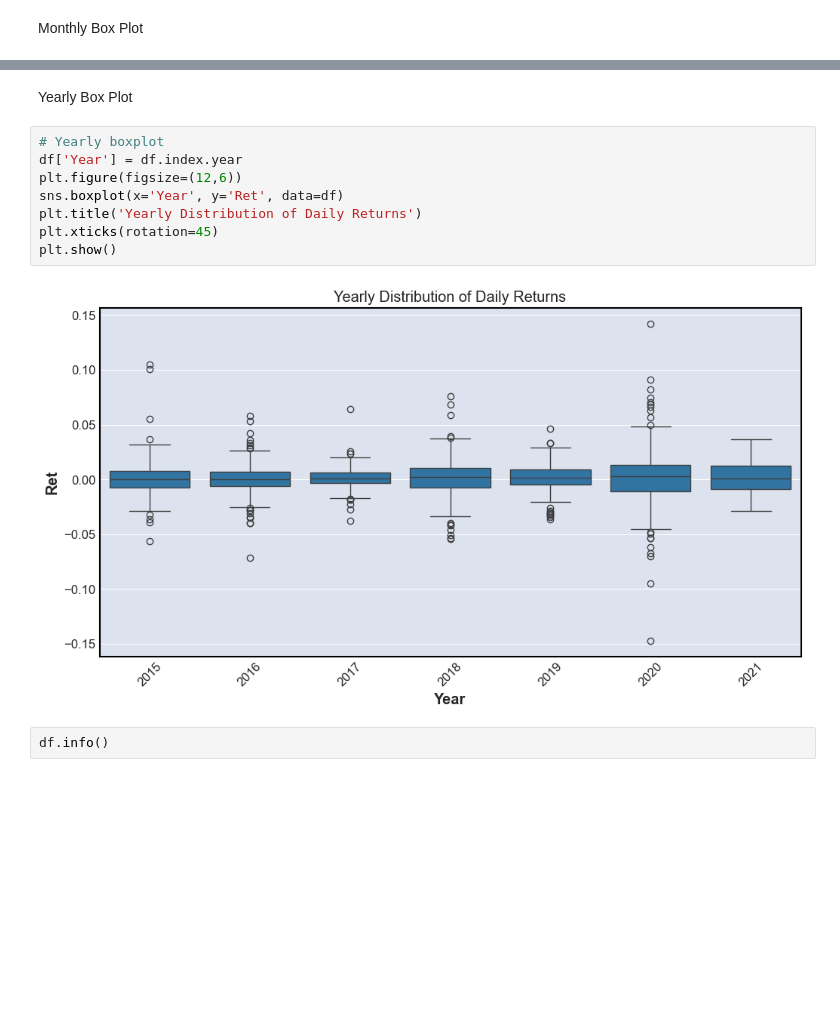
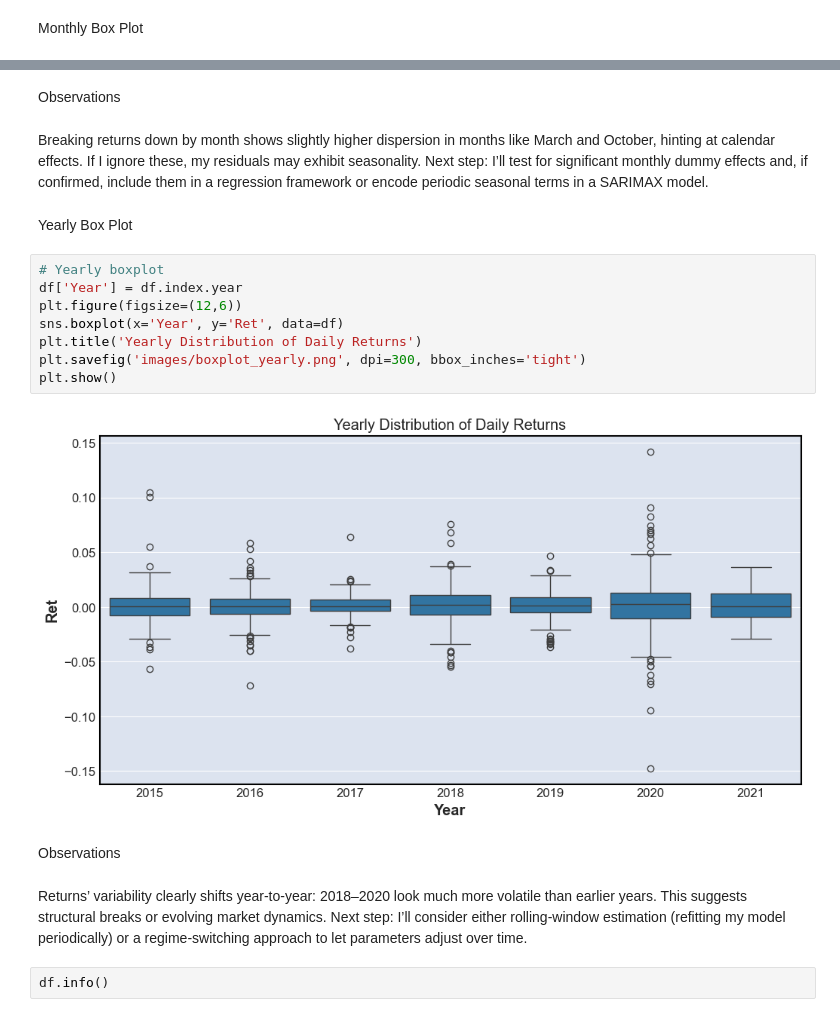
Before and after one commit to johnpospisil/Microsoft-Stock, a Jupyter notebook: microsoft-stock-time-series-analysis.ipynb, the cells around one changed output, grey strips where cells are left out. Drawn from its saved outputs; the diff is of its cells as text; blank space fills up the shorter version.

```diff
--- a/microsoft-stock-time-series-analysis.ipynb
+++ b/microsoft-stock-time-series-analysis.ipynb
@@ -154,18 +194,26 @@ plt.tight_layout()
 plt.show()
 # %% [output]
 [figure]
+# %% [markdown]
+Observations
+# %% [markdown]
+Breaking returns down by month shows slightly higher dispersion in months like March and October, hinting at calendar effects. If I ignore these, my residuals may exhibit seasonality. Next step: I’ll test for significant monthly dummy effects and, if confirmed, include them in a regression framework or encode periodic seasonal terms in a SARIMAX model.
 # %% [markdown]
 Yearly Box Plot
 # %%
 # Yearly boxplot
 df['Year'] = df.index.year
 plt.figure(figsize=(12,6))
 sns.boxplot(x='Year', y='Ret', data=df)
 plt.title('Yearly Distribution of Daily Returns')
-plt.xticks(rotation=45)
+plt.savefig('images/boxplot_yearly.png', dpi=300, bbox_inches='tight')
 plt.show()
 # %% [output]
-[figure, old version]
+[figure, new version]
+# %% [markdown]
+Observations
+# %% [markdown]
+Returns’ variability clearly shifts year-to-year: 2018–2020 look much more volatile than earlier years. This suggests structural breaks or evolving market dynamics. Next step: I’ll consider either rolling-window estimation (refitting my model periodically) or a regime-switching approach to let parameters adjust over time.
 # %%
 df.info()
 # %% [output]
```
Also changed, not shown: parts of 22 cells of this notebook, 2 other files.
